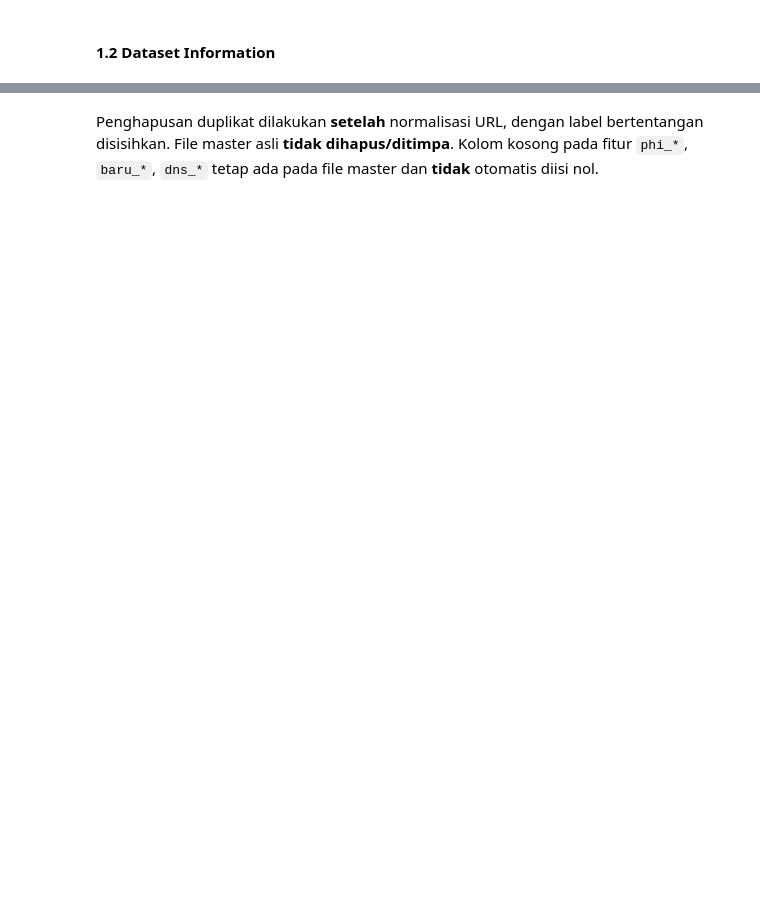
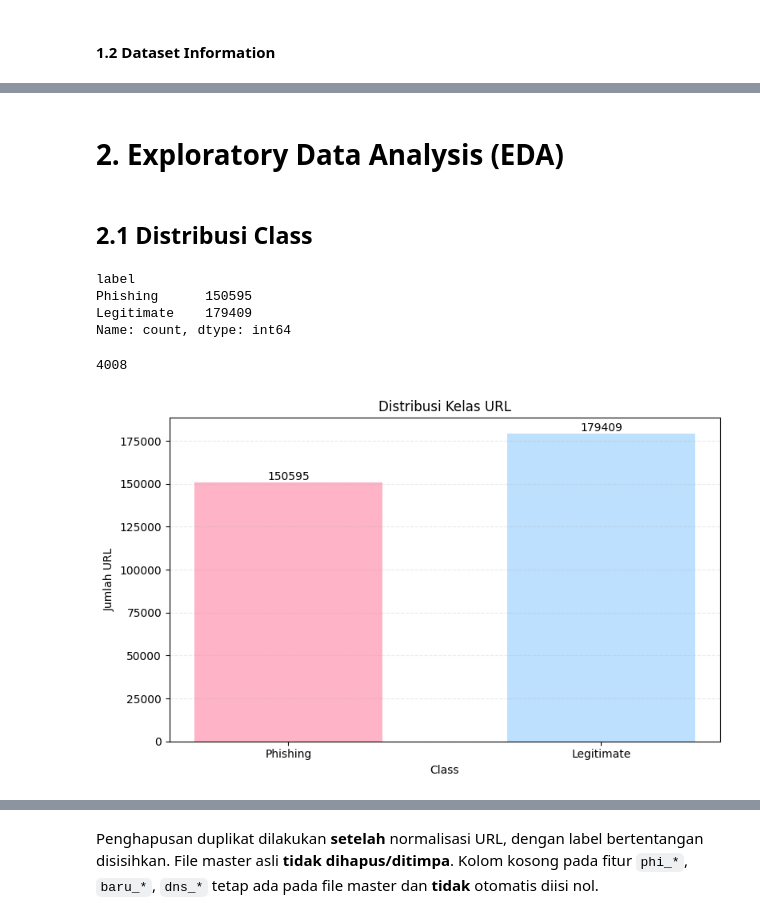
Before and after one commit to makraev06/proyek-metopen, a Jupyter notebook: v2.ipynb, the cells around one changed output, grey strips where cells are left out. Drawn from its saved outputs; the diff is of its cells as text; code cells hidden in the pictures; blank space fills up the shorter version.

```diff
--- a/v2.ipynb
+++ b/v2.ipynb
@@ -94,0 +222,27 @@ print('\nDuplikat URL mentah:', df['URL'].duplicated().sum())
+# %% [markdown]
+# **2. Exploratory Data Analysis (EDA)**
+# %% [markdown]
+## **2.1 Distribusi Class**
+# %%
+class_counts = df['label'].value_counts().reindex([0, 1], fill_value=0)
+print(class_counts.rename(index={0: 'Phishing', 1: 'Legitimate'}))
+# %% [output]
+label
+Phishing      150595
+Legitimate    179409
+Name: count, dtype: int64
+# %%
+df['URL'].duplicated().sum()
+# %% [output]
+4008
+# %%
+fig, ax = plt.subplots(figsize=(8, 5))
+bars = ax.bar(['Phishing', 'Legitimate'], class_counts.values,
+              color=['#FFB3C6', '#BDE0FE'], width=0.6)
+ax.bar_label(bars, fmt='%d')
+ax.set(title='Distribusi Kelas URL', xlabel='Class', ylabel='Jumlah URL')
+ax.grid(axis='y', linestyle='--', alpha=0.25)
+plt.tight_layout()
+plt.show()
+# %% [output]
+[figure, added]
```
Also changed, not shown: parts of 146 cells of this notebook, 13 other files.
